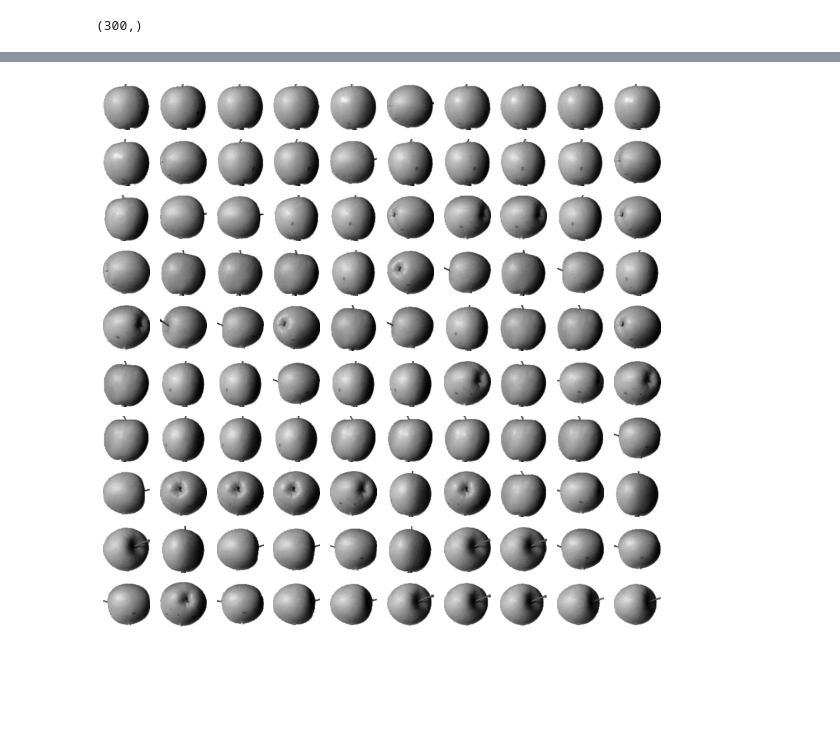
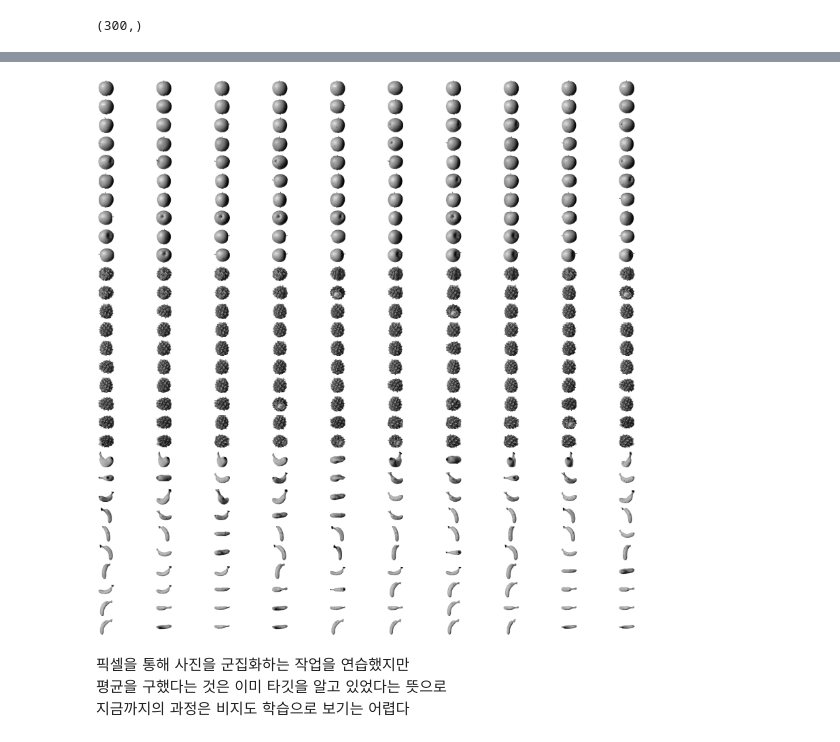
Before and after one commit to DarRokKim/python_practice, a Jupyter notebook: 220123_01.ipynb, the cells around one changed output, grey strips where cells are left out. Drawn from its saved outputs; the diff is of its cells as text; code cells hidden in the pictures; blank space fills up the shorter version.

```diff
--- a/220123_01.ipynb
+++ b/220123_01.ipynb
@@ -99,10 +208,14 @@ print(abs_mean.shape)
 # %%
-apple_index = np.argsort(abs_mean)[:100]
-fig, axs = plt.subplots(10, 10, figsize=(10,10))
-for i in range(10):
+apple_index = np.argsort(abs_mean)[:]
+fig, axs = plt.subplots(30, 10, figsize=(30,30))
+for i in range(30):
     for j in range(10):
         axs[i, j].imshow(fruits[apple_index[i*10 + j]], cmap='gray_r')
         axs[i, j].axis('off')
 plt.show()
 # %% [output]
-[figure, old version]
+[figure, new version]
+# %% [markdown]
+픽셀을 통해 사진을 군집화하는 작업을 연습했지만
+평균을 구했다는 것은 이미 타깃을 알고 있었다는 뜻으로
+지금까지의 과정은 비지도 학습으로 보기는 어렵다
```
Also changed, not shown: parts of 16 cells of this notebook.
